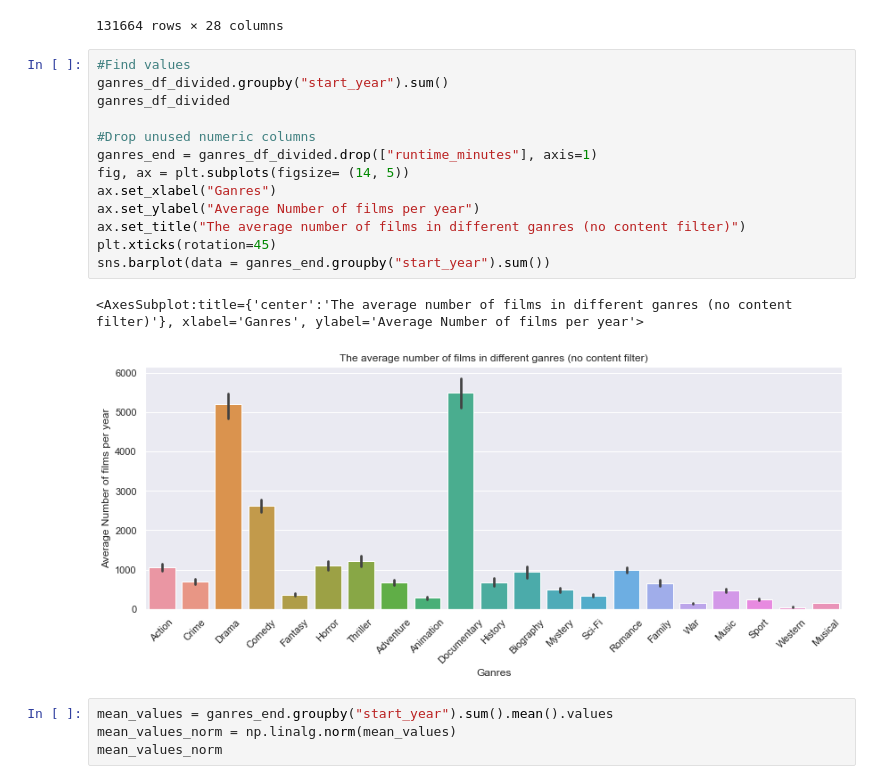
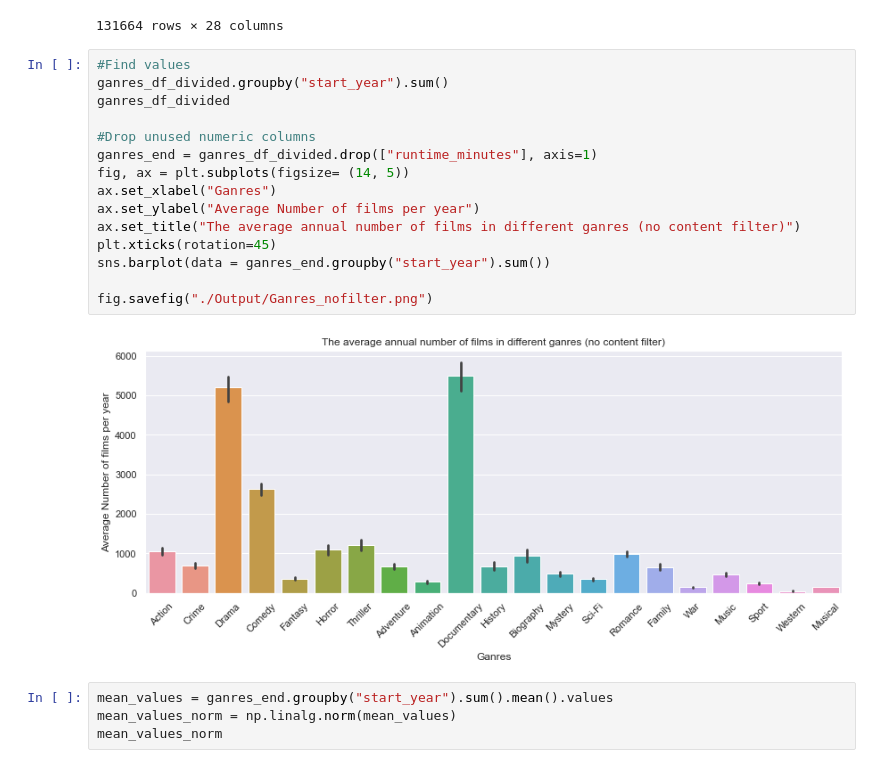
Before and after one commit to 314ka4y/Exploratory_Data_Analysis_project-Movies., a Jupyter notebook: student.ipynb, the cells around one changed output. Cells and saved outputs as stored; diff of their text form.

```diff
--- a/student.ipynb
+++ b/student.ipynb
@@ -783,19 +793,20 @@ ganres_df_divided
 # %%
 #Find values
 ganres_df_divided.groupby("start_year").sum()
 ganres_df_divided
 
 #Drop unused numeric columns
 ganres_end = ganres_df_divided.drop(["runtime_minutes"], axis=1)
 fig, ax = plt.subplots(figsize= (14, 5))
 ax.set_xlabel("Ganres")
 ax.set_ylabel("Average Number of films per year")
-ax.set_title("The average number of films in different ganres (no content filter)")
+ax.set_title("The average annual number of films in different ganres (no content filter)")
 plt.xticks(rotation=45)
 sns.barplot(data = ganres_end.groupby("start_year").sum())
+
+fig.savefig("./Output/Ganres_nofilter.png")
 # %% [output]
-<AxesSubplot:title={'center':'The average number of films in different ganres (no content filter)'}, xlabel='Ganres', ylabel='Average Number of films per year'>
-[figure, old version]
+[figure, new version]
 # %%
 mean_values = ganres_end.groupby("start_year").sum().mean().values
 mean_values_norm = np.linalg.norm(mean_values)
```
Also changed, not shown: parts of 13 cells of this notebook, 10 other files.
